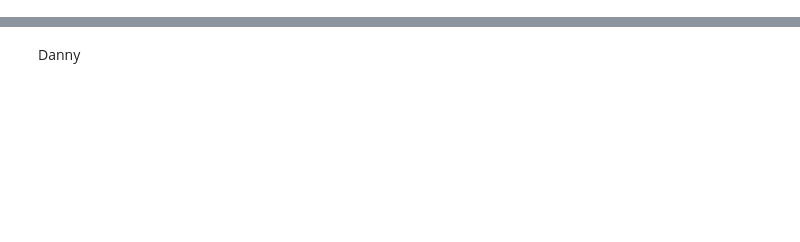
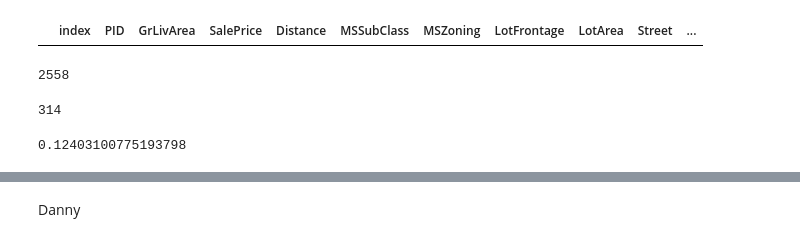
Before and after one commit to danieljinchoy/ames_housing_ml, a Jupyter notebook: Analysis.ipynb, the cells around one changed output, grey strips where cells are left out. Cells and saved outputs as stored; diff of their text form; code cells hidden in the pictures; blank space fills up the shorter version.

```diff
--- a/Analysis.ipynb
+++ b/Analysis.ipynb
@@ -12,0 +74,16 @@ real_estate = pd.read_csv('../data/Ames_Real_Estate_Data.csv', index_col = 0)
+# %%
+house_df[house_df['PID'].duplicated()==True]
+# %% [output]
+|  | index | PID | GrLivArea | SalePrice | Distance | MSSubClass | MSZoning | LotFrontage | LotArea | Street | ... |
+# %%
+len(set(house_df['PID']))
+# %% [output]
+2558
+# %%
+len(house_df[house_df['YrSold']==2010])
+# %% [output]
+314
+# %%
+house_df[house_df['PID']==]
+# %% [output]
+0.12403100775193798
```
Also changed, not shown: parts of 84 cells of this notebook, 7 other files.
